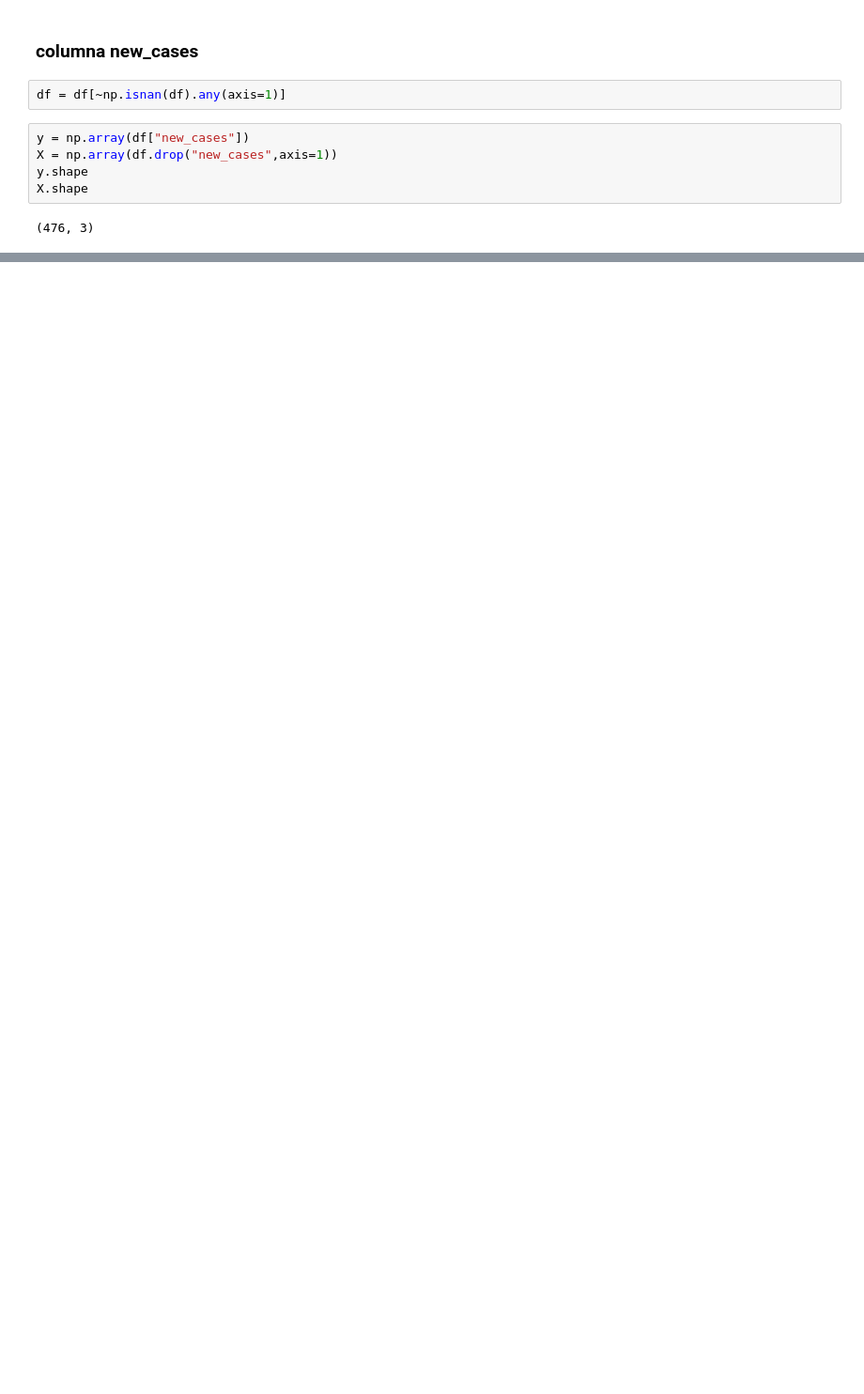
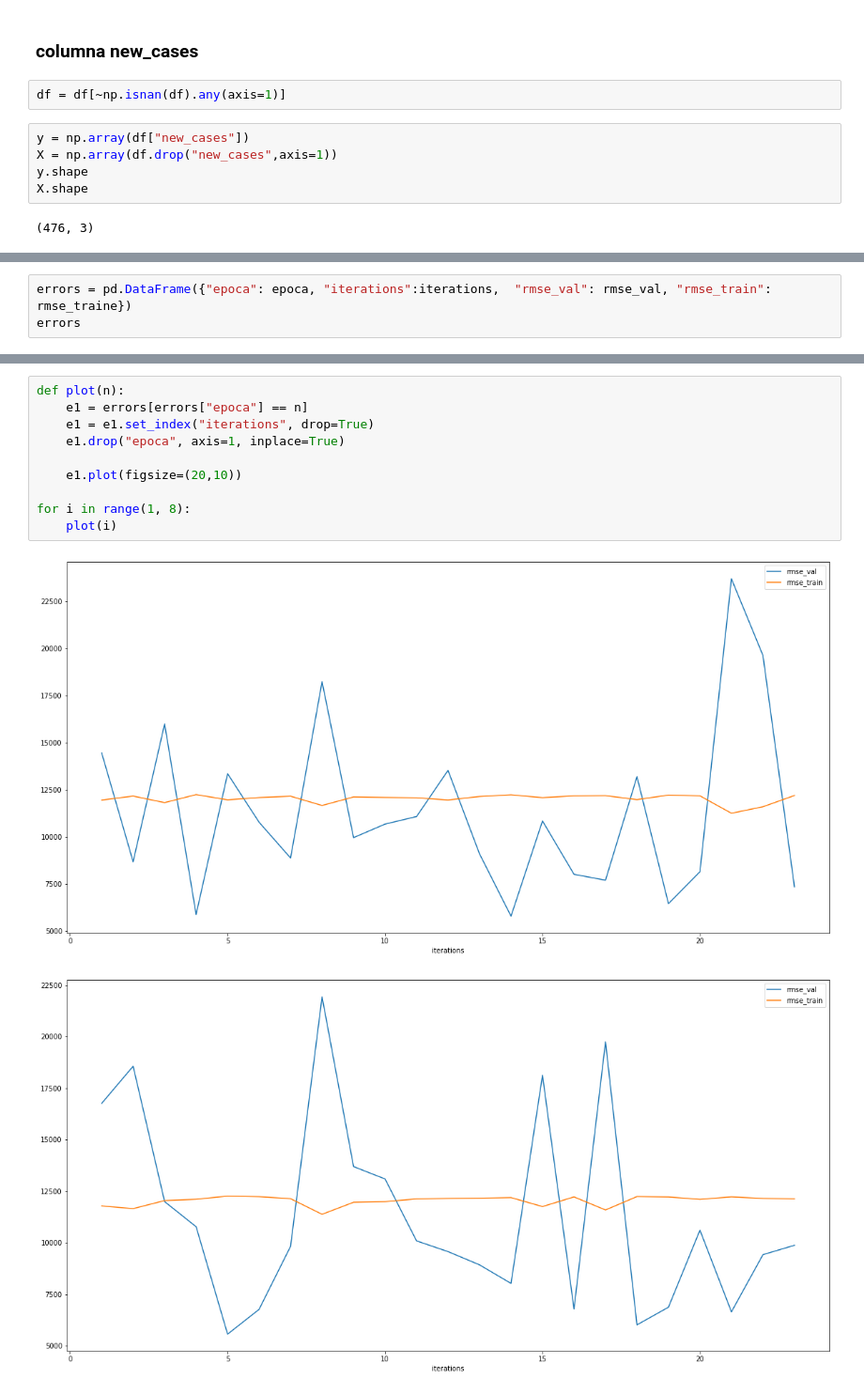
Before and after one commit to isabelpalomarest/thebridgedata, a Jupyter notebook: week10_ML_competition_pca_kmeans/homework/miercoles 23/5_covid_forecast.ipynb, the cells around one changed output, grey strips where cells are left out. Shown at 94% size. Cells and saved outputs as stored; diff of their text form; blank space fills up the shorter version.

```diff
--- a/week10_ML_competition_pca_kmeans/homework/miercoles 23/5_covid_forecast.ipynb
+++ b/week10_ML_competition_pca_kmeans/homework/miercoles 23/5_covid_forecast.ipynb
@@ -179,0 +351,3 @@ predictions = rf.predict(test_X)
+# %%
+errors = pd.DataFrame({"epoca": epoca, "iterations":iterations,  "rmse_val": rmse_val, "rmse_train": rmse_traine})
+errors
@@ -179,0 +368,13 @@ predictions = rf.predict(test_X)
+# %%
+def plot(n):
+    e1 = errors[errors["epoca"] == n]
+    e1 = e1.set_index("iterations", drop=True)
+    e1.drop("epoca", axis=1, inplace=True)
+
+    e1.plot(figsize=(20,10))
+
+for i in range(1, 8):
+    plot(i)
+# %% [output]
+[figure, added]
+[figure, added]
```
Also changed, not shown: parts of 22 cells of this notebook.
